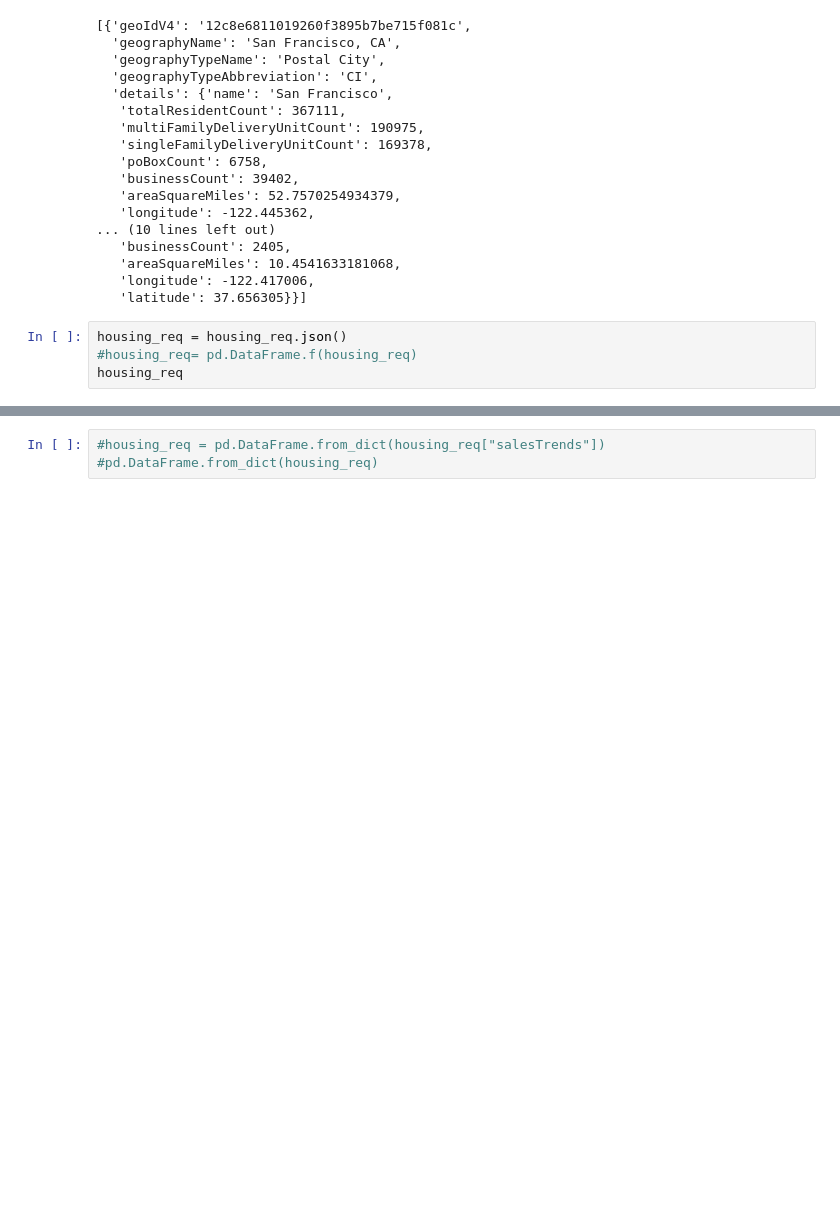
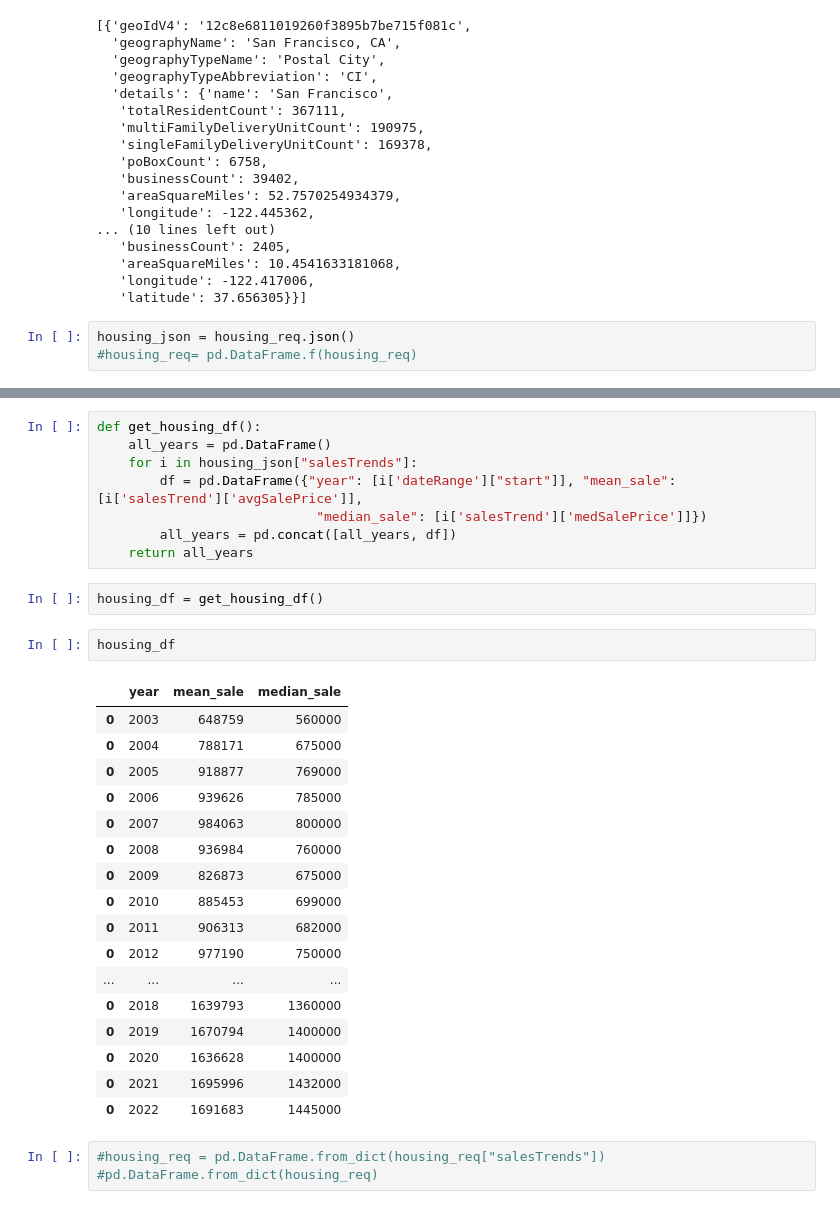
Before and after one commit to BradyHorton/sta141b-proj, a Jupyter notebook: Notebooks/housing_api.ipynb, the cells around one changed output, grey strips where cells are left out. Cells and saved outputs as stored; diff of their text form; blank space fills up the shorter version.

Commit message:
extracted home prices from requests dictionary

```diff
--- a/Notebooks/housing_api.ipynb
+++ b/Notebooks/housing_api.ipynb
@@ -56,6 +56,5 @@ locations_json["geographies"]
    'longitude': -122.417006,
    'latitude': 37.656305}}]
 # %%
-housing_req = housing_req.json()
+housing_json = housing_req.json()
 #housing_req= pd.DataFrame.f(housing_req)
-housing_req
@@ -80,3 +81,33 @@ housing_req
+# %%
+def get_housing_df():
+    all_years = pd.DataFrame()
+    for i in housing_json["salesTrends"]:
+        df = pd.DataFrame({"year": [i['dateRange']["start"]], "mean_sale": [i['salesTrend']['avgSalePrice']],
+                            "median_sale": [i['salesTrend']['medSalePrice']]})
+        all_years = pd.concat([all_years, df])
+    return all_years
+# %%
+housing_df = get_housing_df()
+# %%
+housing_df
+# %% [output]
+|  | year | mean_sale | median_sale |
+| 0 | 2003 | 648759 | 560000 |
+| 0 | 2004 | 788171 | 675000 |
+| 0 | 2005 | 918877 | 769000 |
+| 0 | 2006 | 939626 | 785000 |
+| 0 | 2007 | 984063 | 800000 |
+| 0 | 2008 | 936984 | 760000 |
+| 0 | 2009 | 826873 | 675000 |
+| 0 | 2010 | 885453 | 699000 |
+| 0 | 2011 | 906313 | 682000 |
+| 0 | 2012 | 977190 | 750000 |
+| ... | ... | ... | ... |
+| 0 | 2018 | 1639793 | 1360000 |
+| 0 | 2019 | 1670794 | 1400000 |
+| 0 | 2020 | 1636628 | 1400000 |
+| 0 | 2021 | 1695996 | 1432000 |
+| 0 | 2022 | 1691683 | 1445000 |
 # %%
 #housing_req = pd.DataFrame.from_dict(housing_req["salesTrends"])
 #pd.DataFrame.from_dict(housing_req)
```
Also changed, not shown: parts of 3 cells of this notebook.
